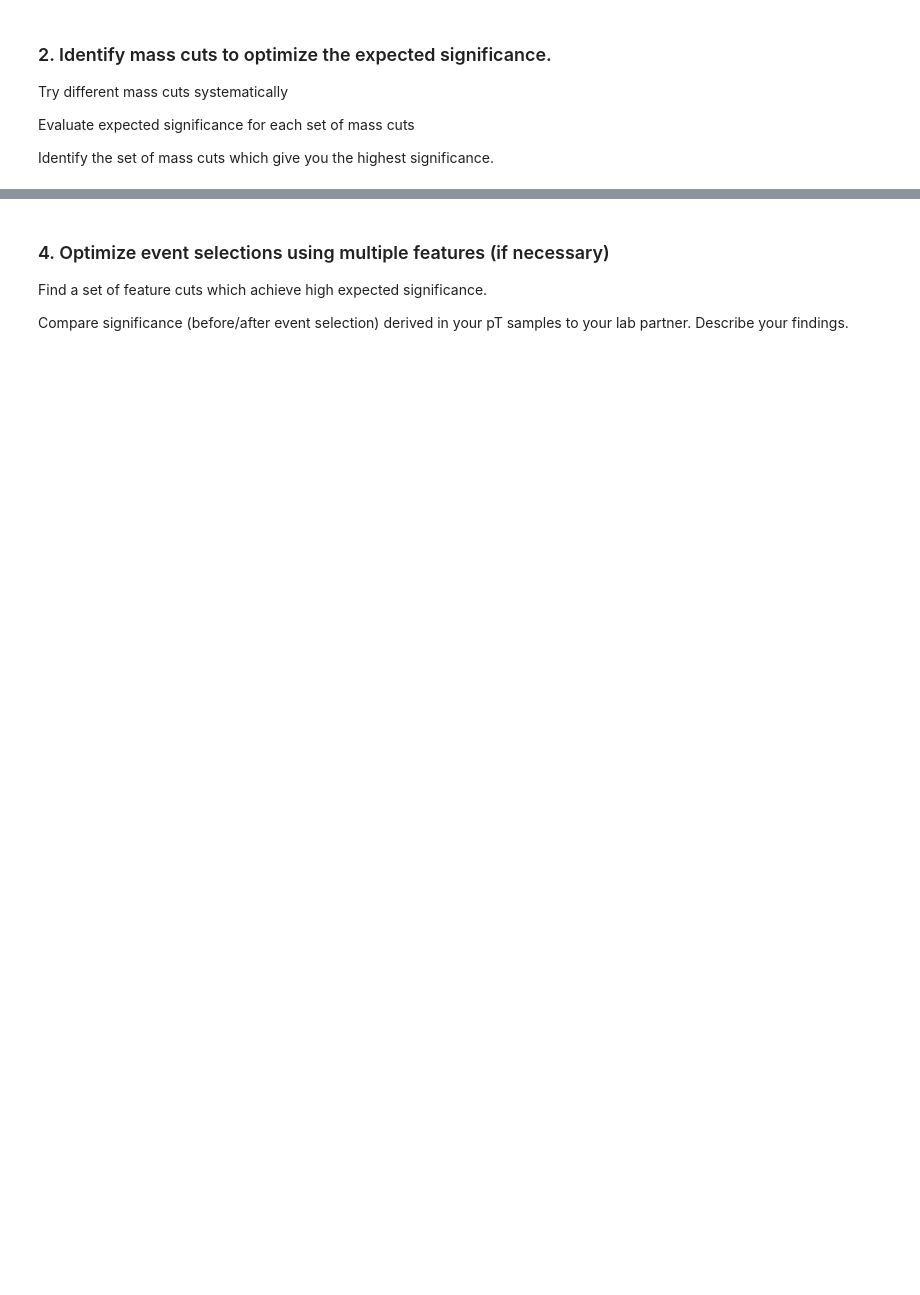
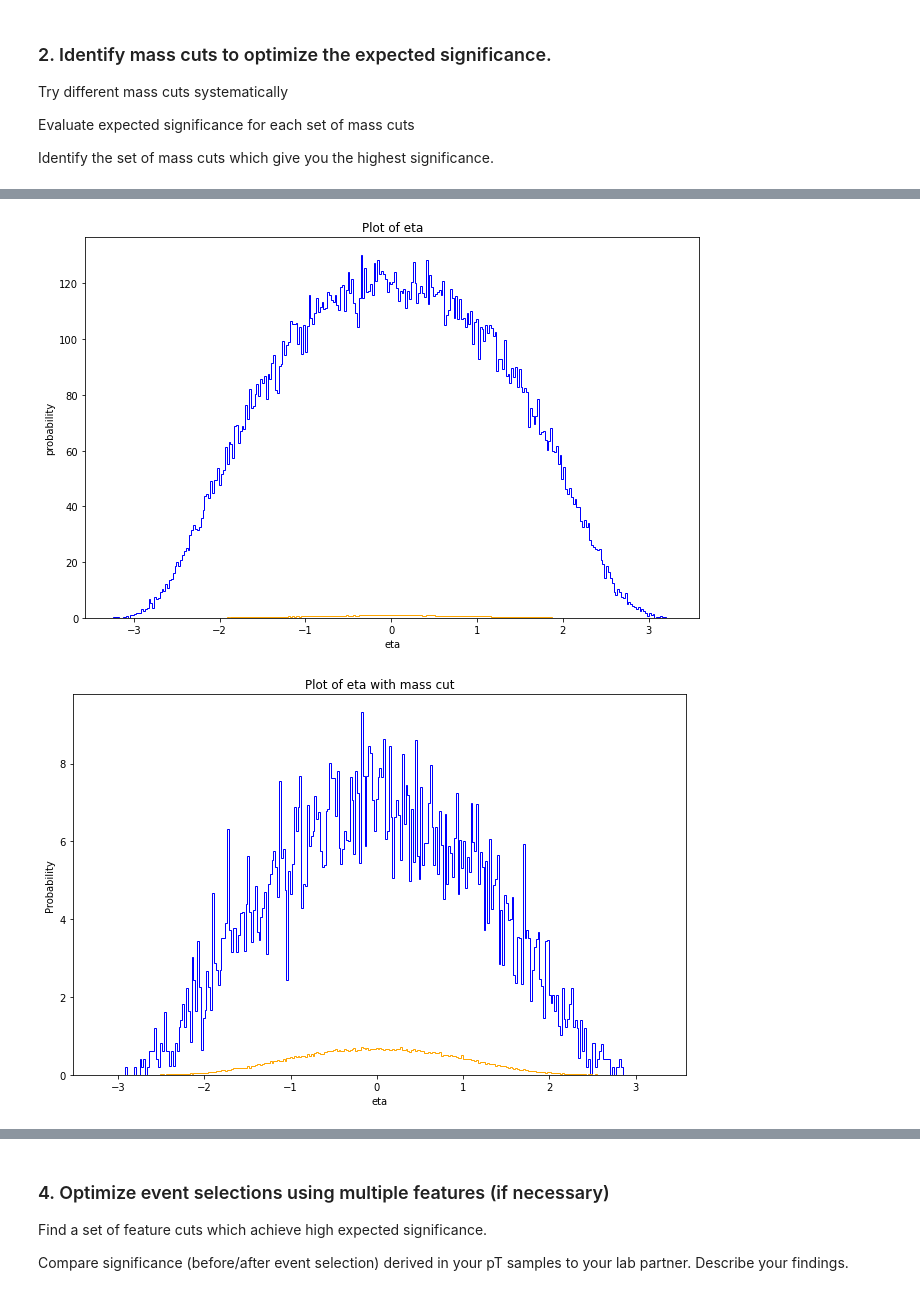
Before and after one commit to ciaramw0/phys434, a Jupyter notebook: Lab_7.ipynb, the cells around one changed output, grey strips where cells are left out. Cells and saved outputs as stored; diff of their text form; code cells hidden in the pictures; blank space fills up the shorter version.

```diff
--- a/Lab_7.ipynb
+++ b/Lab_7.ipynb
@@ -93,0 +140,5 @@ Set B with your optimal mass cuts
+# %%
+plot_mult('eta')
+# %% [output]
+[figure, added]
+[figure, added]
```
Also changed, not shown: parts of 46 cells of this notebook.
